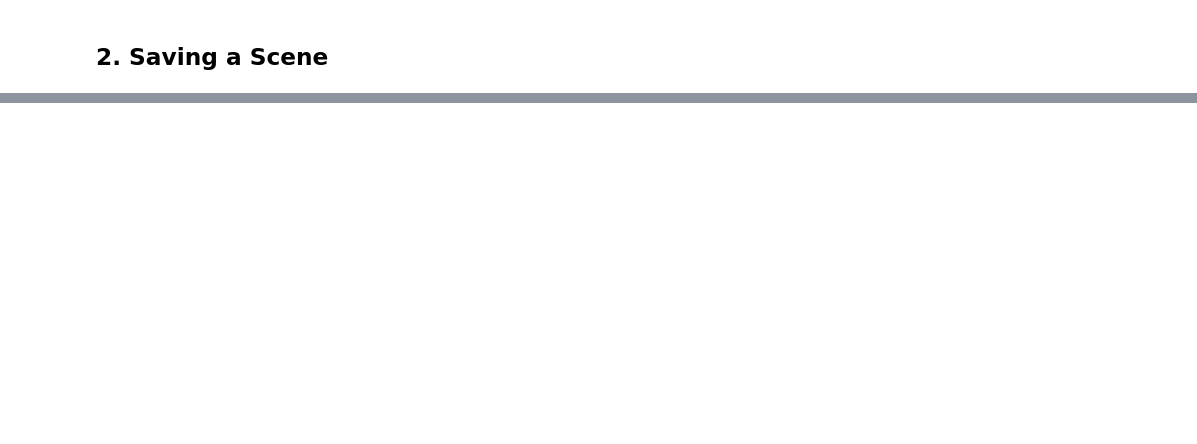
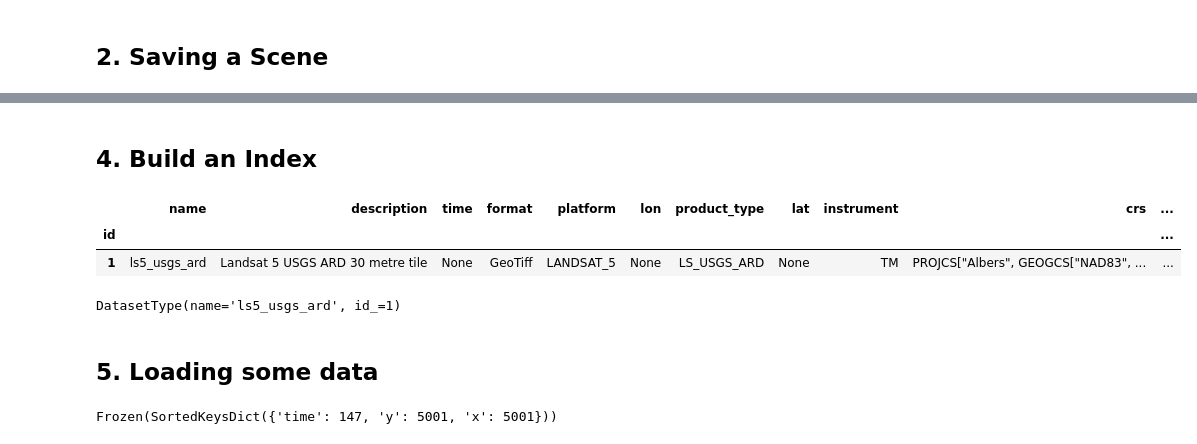
Before and after one commit to repository-preservation/aws-pyccd, a Jupyter notebook: notebooks/Copy Landsat to S3.ipynb, the cells around one changed output, grey strips where cells are left out. Drawn from its saved outputs; the diff is of its cells as text; code cells hidden in the pictures; blank space fills up the shorter version.

Commit message:
Index datasets to database

```diff
--- a/notebooks/Copy Landsat to S3.ipynb
+++ b/notebooks/Copy Landsat to S3.ipynb
@@ -80,0 +301,2 @@ LT05_L1TP_043027_19860720_20161004_01_T1_sr_band2.tif
+# %% [markdown]
+## 4. Build an Index
@@ -80,0 +309,18 @@ LT05_L1TP_043027_19860720_20161004_01_T1_sr_band2.tif
+# %%
+%matplotlib inline
+import datacube
+dc = datacube.Datacube()
+# %%
+dc.list_products()
+# %% [output]
+|  | name | description | time | format | platform | lon | product_type | lat | instrument | crs | ... |
+| id |  |  |  |  |  |  |  |  |  |  | ... |
+| 1 | ls5_usgs_ard | Landsat 5 USGS ARD 30 metre tile | None | GeoTiff | LANDSAT_5 | None | LS_USGS_ARD | None | TM | PROJCS["Albers", GEOGCS["NAD83", ... | ... |
+# %%
+from datacube.scripts.dataset import create_dataset, load_rules_from_types
+index = dc.index
+
+product = index.products.get_by_name('ls5_usgs_ard')
+product
+# %% [output]
+DatasetType(name='ls5_usgs_ard', id_=1)
@@ -80,0 +333,2 @@ LT05_L1TP_043027_19860720_20161004_01_T1_sr_band2.tif
+# %% [markdown]
+## 5. Loading some data
@@ -80,0 +337,4 @@ LT05_L1TP_043027_19860720_20161004_01_T1_sr_band2.tif
+# %%
+data.sizes
+# %% [output]
+Frozen(SortedKeysDict({'time': 147, 'y': 5001, 'x': 5001}))
```
Also changed, not shown: parts of 29 cells of this notebook.
